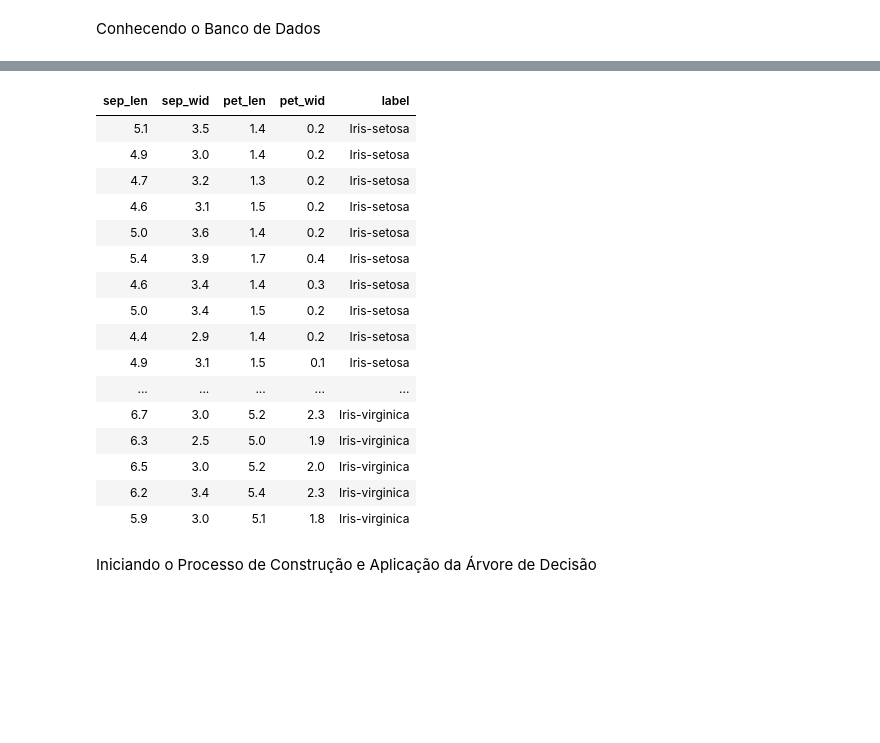
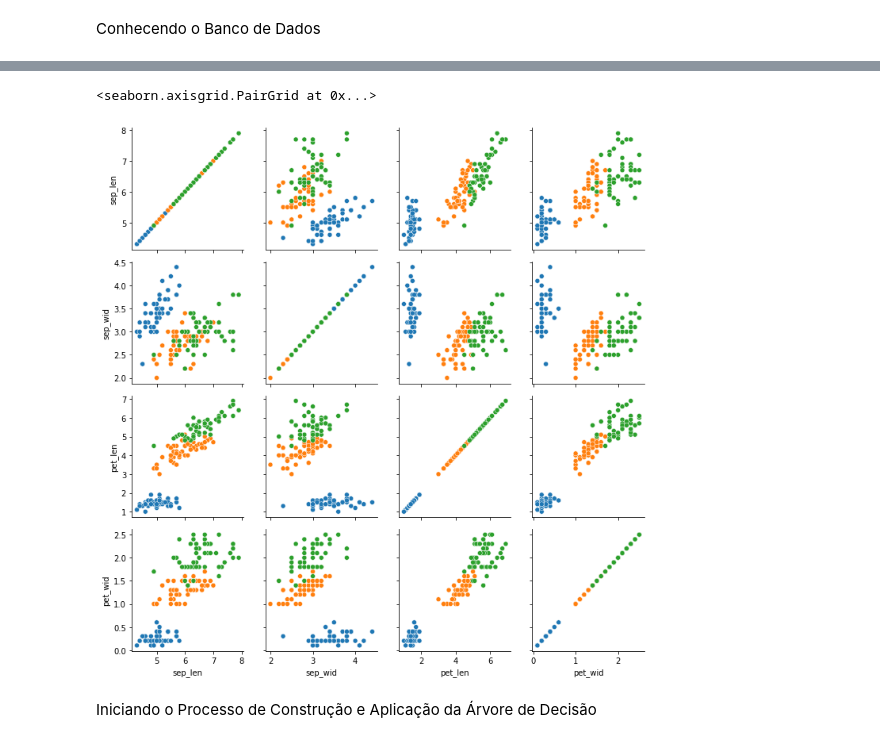
Before and after one commit to deborabastos/DS_big_data_studies, a Jupyter notebook: 4.2.arvoreDecisao.ipynb, the cells around one changed output, grey strips where cells are left out. Drawn from its saved outputs; the diff is of its cells as text; code cells hidden in the pictures; blank space fills up the shorter version.

```diff
--- a/4.2.arvoreDecisao.ipynb
+++ b/4.2.arvoreDecisao.ipynb
@@ -65,23 +74,14 @@ df_iris.createOrReplaceTempView("irisTable")
-# %%
-display(spark.sql('select * from irisTable '))
-# %% [output]
-| sep_len | sep_wid | pet_len | pet_wid | label |
-| 5.1 | 3.5 | 1.4 | 0.2 | Iris-setosa |
-| 4.9 | 3.0 | 1.4 | 0.2 | Iris-setosa |
-| 4.7 | 3.2 | 1.3 | 0.2 | Iris-setosa |
-| 4.6 | 3.1 | 1.5 | 0.2 | Iris-setosa |
-| 5.0 | 3.6 | 1.4 | 0.2 | Iris-setosa |
-| 5.4 | 3.9 | 1.7 | 0.4 | Iris-setosa |
-| 4.6 | 3.4 | 1.4 | 0.3 | Iris-setosa |
-| 5.0 | 3.4 | 1.5 | 0.2 | Iris-setosa |
-| 4.4 | 2.9 | 1.4 | 0.2 | Iris-setosa |
-| 4.9 | 3.1 | 1.5 | 0.1 | Iris-setosa |
-| ... | ... | ... | ... | ... |
-| 6.7 | 3.0 | 5.2 | 2.3 | Iris-virginica |
-| 6.3 | 2.5 | 5.0 | 1.9 | Iris-virginica |
-| 6.5 | 3.0 | 5.2 | 2.0 | Iris-virginica |
-| 6.2 | 3.4 | 5.4 | 2.3 | Iris-virginica |
-| 5.9 | 3.0 | 5.1 | 1.8 | Iris-virginica |
+# %%
+#
+
+import seaborn as sns
+
+iris_plot = df_iris.toPandas()
+g = sns.PairGrid(iris_plot, hue="label")
+g.map(sns.scatterplot)
+# %% [output]
+<seaborn.axisgrid.PairGrid at 0x...>
+[figure, added]
 # %% [markdown]
 Iniciando o Processo de Construção e Aplicação da Árvore de Decisão
 # %%
```
Also changed, not shown: parts of 24 cells of this notebook, 4 other files.
